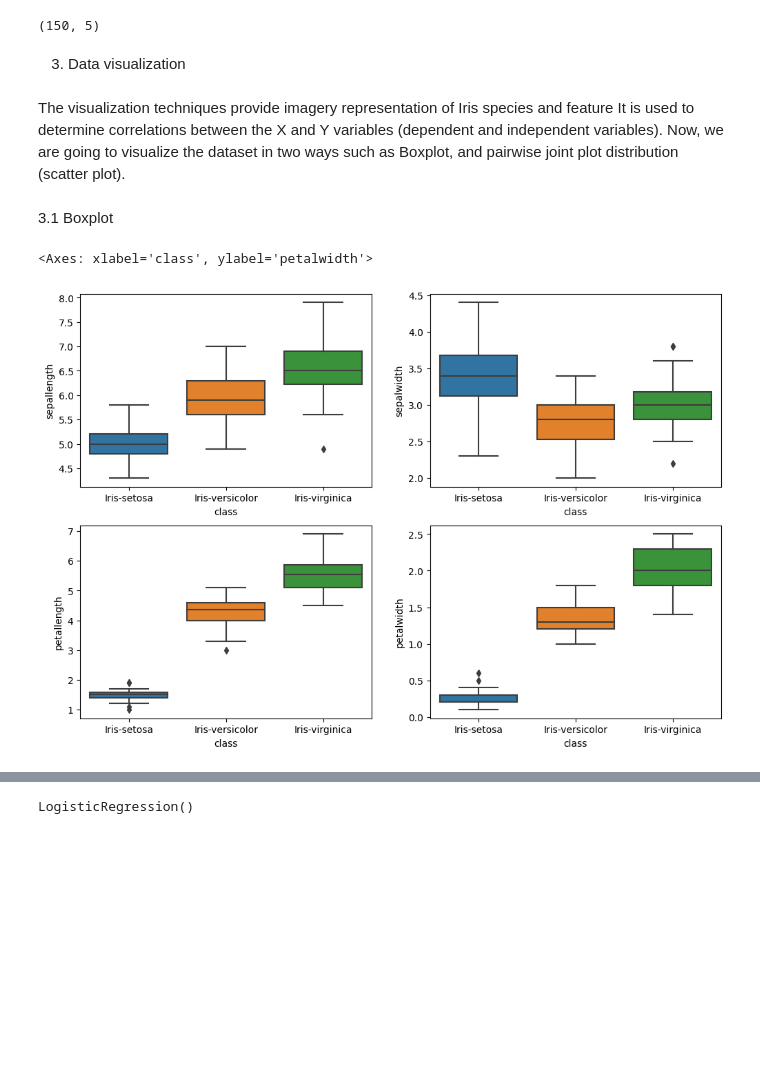
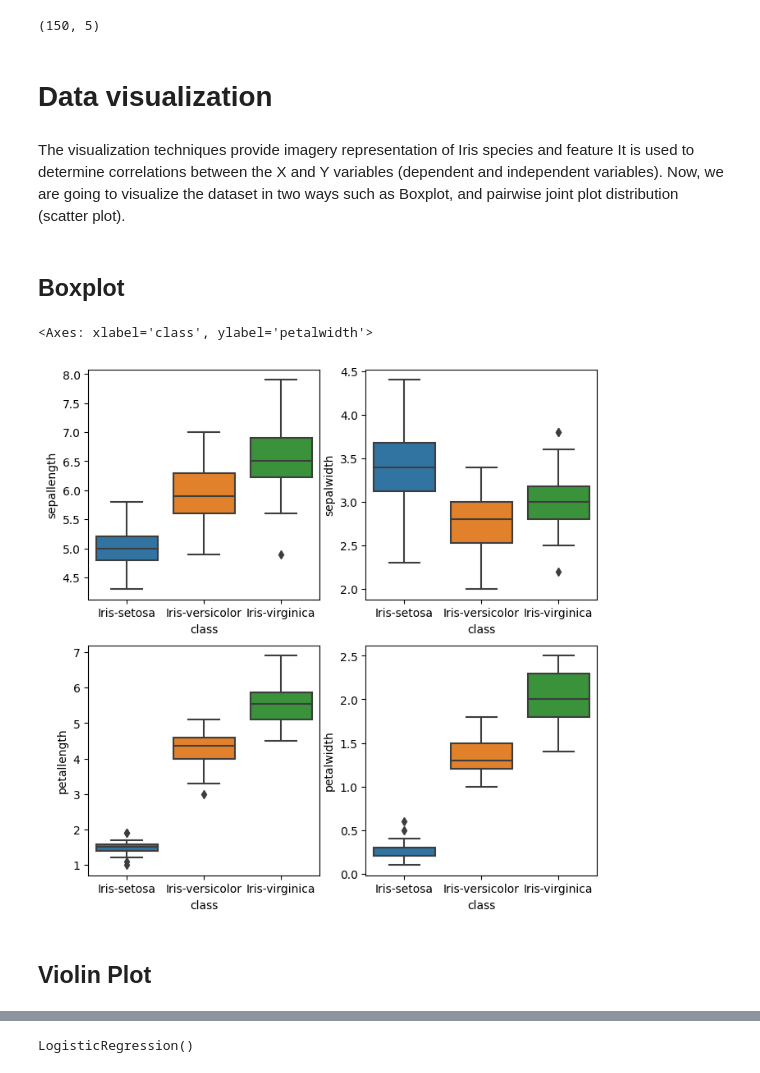
Before and after one commit to aukabir/Machine_Learning_project_1, a Jupyter notebook: MLproject_1_iris_Classifications.ipynb, the cells around one changed output, grey strips where cells are left out. Cells and saved outputs as stored; diff of their text form; code cells hidden in the pictures; blank space fills up the shorter version.

```diff
--- a/MLproject_1_iris_Classifications.ipynb
+++ b/MLproject_1_iris_Classifications.ipynb
@@ -62,23 +76,25 @@ display(iris.shape)
 # %% [output]
 (150, 5)
 # %% [markdown]
-3. Data visualization
+# Data visualization
 # %% [markdown]
 The visualization techniques provide imagery representation of Iris species and feature It is used to determine correlations between the X and Y variables (dependent and independent variables).
 Now, we are going to visualize the dataset in two ways such as Boxplot, and pairwise joint plot distribution (scatter plot).
-# %% [markdown]
-3.1 Boxplot
+# %% [markdown]
+## Boxplot
 # %%
 #Boxplot
-plt.figure(figsize=(12,8))
+plt.figure(figsize=(8,8))
 plt.subplot(2,2,1)
 sns.boxplot(x='class',y='sepallength',data=iris)
 plt.subplot(2,2,2)
 sns.boxplot(x='class',y='sepalwidth',data=iris)
 plt.subplot(2,2,3)
 sns.boxplot(x='class',y='petallength',data=iris)
 plt.subplot(2,2,4)
 sns.boxplot(x='class',y='petalwidth',data=iris)
 # %% [output]
 <Axes: xlabel='class', ylabel='petalwidth'>
-[figure, old version]
+[figure, new version]
+# %% [markdown]
+## Violin Plot
```
Also changed, not shown: parts of 39 cells of this notebook.
